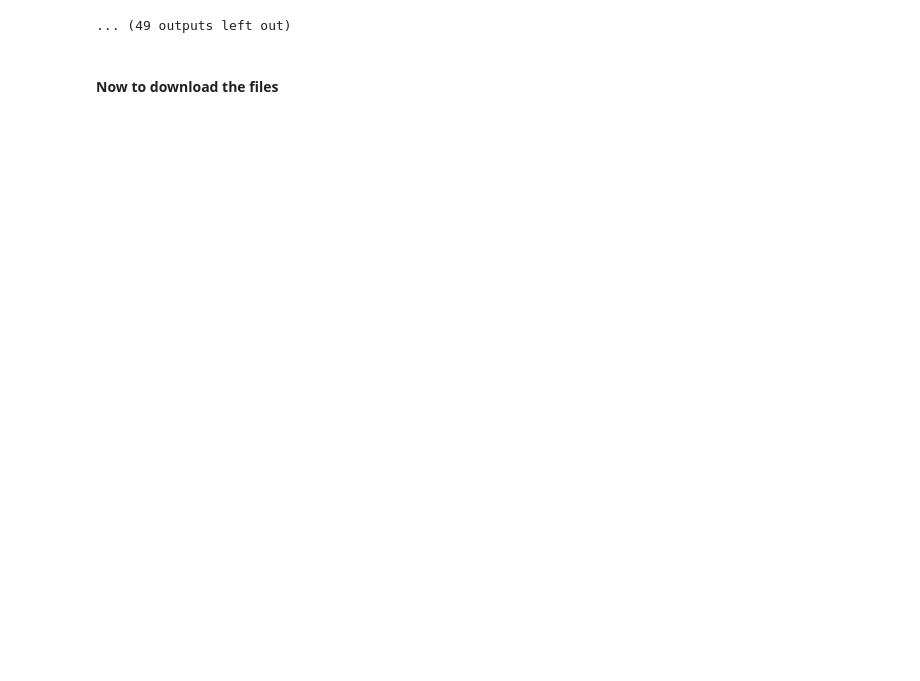
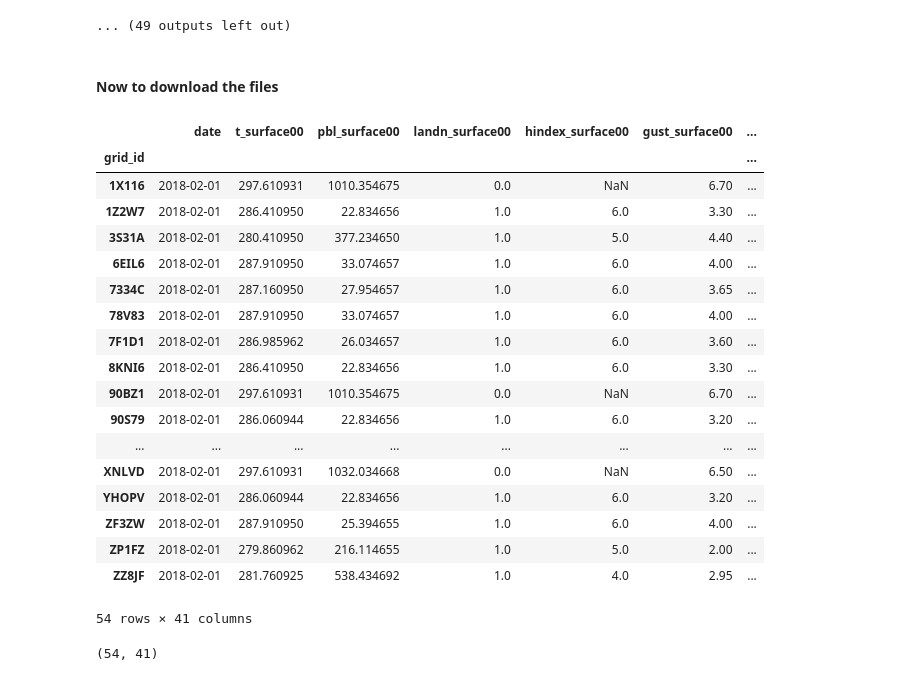
Before and after one commit to jerico-johns/Particulate-Articulate, a Jupyter notebook: GFS_Pipeline.ipynb, the cells around one changed output. Cells and saved outputs as stored; diff of their text form; code cells hidden in the pictures; blank space fills up the shorter version.

```diff
--- a/GFS_Pipeline.ipynb
+++ b/GFS_Pipeline.ipynb
@@ -222,0 +254,3 @@ filelist = []
+# %%
+xarray.set_options(display_expand_attrs = True, display_expand_data_vars = True, display_width = 200, display_max_rows = 200)
+print(ds_level_surface.data_vars)
@@ -391,9 +491,34 @@ Ignoring index file '/local/train/GFS/gfs.0p25.2018020118.f006.grib2.923a8.idx'
 # Make sure we can pass tuples or some combination for level and variable name into function so that we can quickly change variables included.
 # Add a timeit call to understand how long it takes to run end-to-end pipeline.
 # %%
-out_parquet =  'gfs.0p25.' + '2018' + '01' + '01' + '.f006.parquet'
+out_parquet =  'gfs.0p25.' + '2018' + '02' + '01' + '.f006.parquet'
 filepath = '../train/GFS/parquet/' + out_parquet
 test_df = pd.read_parquet(filepath, engine='pyarrow')
+test_df
+# %% [output]
+|  | date | t_surface00 | pbl_surface00 | landn_surface00 | hindex_surface00 | gust_surface00 | ... |
+| grid_id |  |  |  |  |  |  | ... |
+| 1X116 | 2018-02-01 | 297.610931 | 1010.354675 | 0.0 | NaN | 6.70 | ... |
+| 1Z2W7 | 2018-02-01 | 286.410950 | 22.834656 | 1.0 | 6.0 | 3.30 | ... |
+| 3S31A | 2018-02-01 | 280.410950 | 377.234650 | 1.0 | 5.0 | 4.40 | ... |
+| 6EIL6 | 2018-02-01 | 287.910950 | 33.074657 | 1.0 | 6.0 | 4.00 | ... |
+| 7334C | 2018-02-01 | 287.160950 | 27.954657 | 1.0 | 6.0 | 3.65 | ... |
+| 78V83 | 2018-02-01 | 287.910950 | 33.074657 | 1.0 | 6.0 | 4.00 | ... |
+| 7F1D1 | 2018-02-01 | 286.985962 | 26.034657 | 1.0 | 6.0 | 3.60 | ... |
+| 8KNI6 | 2018-02-01 | 286.410950 | 22.834656 | 1.0 | 6.0 | 3.30 | ... |
+| 90BZ1 | 2018-02-01 | 297.610931 | 1010.354675 | 0.0 | NaN | 6.70 | ... |
+| 90S79 | 2018-02-01 | 286.060944 | 22.834656 | 1.0 | 6.0 | 3.20 | ... |
+| ... | ... | ... | ... | ... | ... | ... | ... |
+| XNLVD | 2018-02-01 | 297.610931 | 1032.034668 | 0.0 | NaN | 6.50 | ... |
+| YHOPV | 2018-02-01 | 286.060944 | 22.834656 | 1.0 | 6.0 | 3.20 | ... |
+| ZF3ZW | 2018-02-01 | 287.910950 | 25.394655 | 1.0 | 6.0 | 4.00 | ... |
+| ZP1FZ | 2018-02-01 | 279.860962 | 216.114655 | 1.0 | 5.0 | 2.00 | ... |
+| ZZ8JF | 2018-02-01 | 281.760925 | 538.434692 | 1.0 | 4.0 | 2.95 | ... |
+54 rows × 41 columns
+# %%
+test_df.shape
+# %% [output]
+(54, 41)
 # %%
 pd.set_option('display.max_rows', 100)
 test_df.to_csv('test.csv')
```
Also changed, not shown: parts of 12 cells of this notebook, 1 other file.
